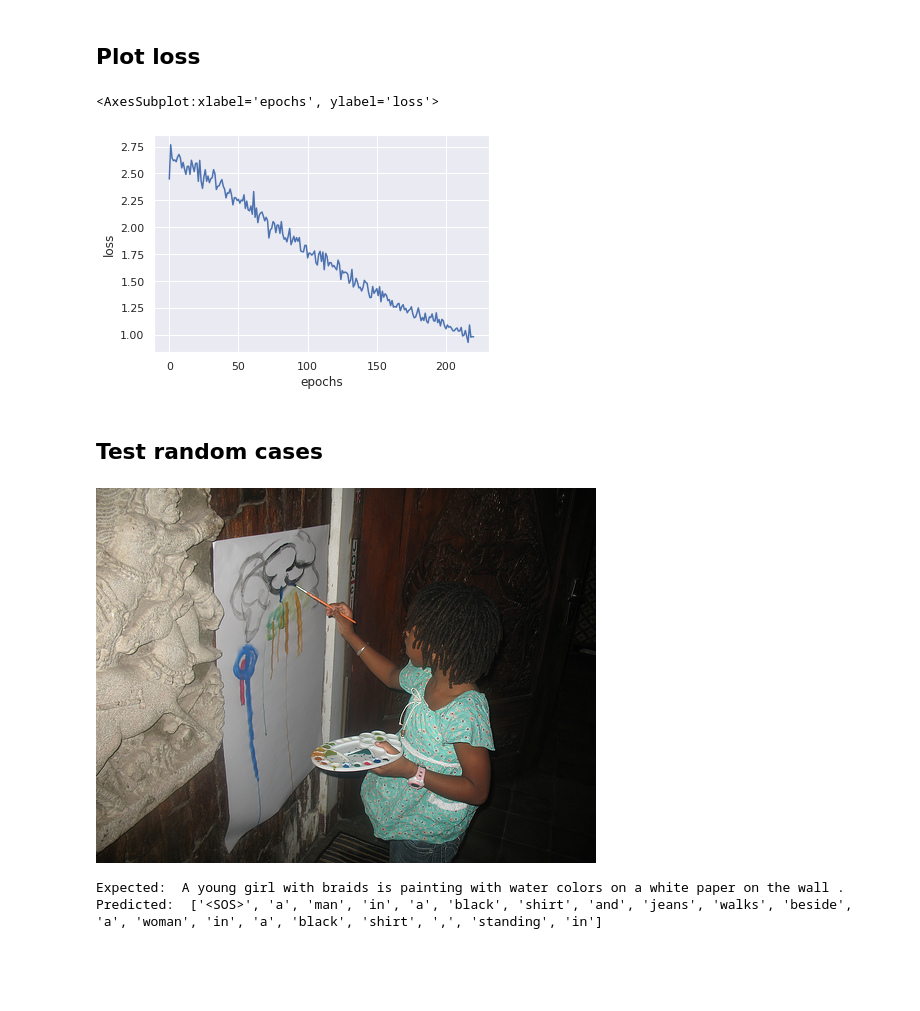
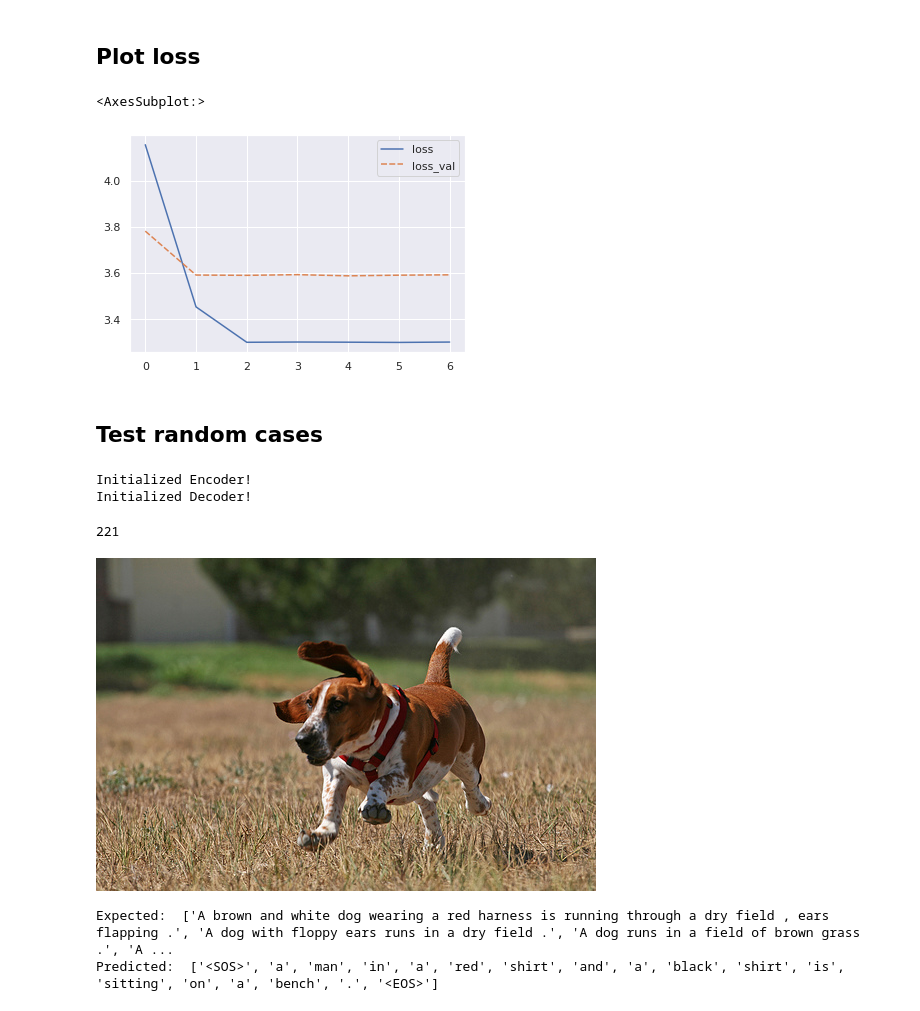
Before and after one commit to PriyankaVelagala/Image-Captioning-Project, a Jupyter notebook: train_model.ipynb, the cells around one changed output. Drawn from its saved outputs; the diff is of its cells as text; code cells hidden in the pictures; blank space fills up the shorter version.

Commit message:
adding train for non-attn model

```diff
--- a/train_model.ipynb
+++ b/train_model.ipynb
@@ -64,8 +57,10 @@ data_args = {'stage': 'test',
             'captions_dir': "annotations",
             'captions_fname': 'results_new.csv',
             'images_dir': 'images_split',
-            'freq_threshold': 5}
-test_data = dataset_flickr.Flickr30kData(**data_args)
+            'freq_threshold': 10}
+#test_data = dataset_flickr.Flickr30kData(**data_args)
+test_data = dataset_flickr7k.Flickr7kData(**data_args)
+
 print(f"Initialized {len(test_data)} images!")
 # %% [output]
 stage:  test
@@ -102,6 +97,13 @@ test_loader = DataLoader(
         shuffle=True,
         #collate_fn=helper_classes.CollateCustom(pad_idx),
     )
+# %%
+test_loader = DataLoader(
+        dataset=test_data,
+        batch_size=  1,
+        shuffle=True,
+        #collate_fn=helper_classes.CollateCustom(pad_idx),
+    )
 # %% [markdown]
 # Set up hyperparameters
 # %%
@@ -227,24 +288,47 @@ sns.set()
 
 if restore_latest_checkpoint:
     #add to existing losses
-    old_losses = pd.read_csv('loss.csv')[["epochs", "loss"]]
+    old_losses = pd.read_csv('loss.csv')[["epochs", "loss", "loss_val"]]
     start_index = old_losses.epochs.max() + 1
-    new_data = [[start_index+i, losses[i]] for i in range(len(losses))]
-    new_losses = pd.DataFrame(new_data, columns = ["epochs", "loss"])
-    loss_df = pd.concat([old_losses, new_losses], keys = ["epochs", "loss"]).reset_index(drop = True)
+    new_data = [[start_index+i, losses[i][0], losses[i][1]] for i in range(len(losses))]
+    new_losses = pd.DataFrame(new_data, columns = ["epochs", "loss", "loss_val"])
+    loss_df = pd.concat([old_losses, new_losses], keys = ["epochs", "loss", "loss_val"]).reset_index(drop = True)
 
 else:
     #create new df
-    loss_df = pd.DataFrame(losses, columns = ['loss'])
+    loss_df = pd.DataFrame(losses, columns = ['loss', "loss_val"])
     loss_df = loss_df.reset_index().rename(columns= {'index': 'epochs'})
 
 loss_df.to_csv("loss.csv")
 
-sns.lineplot(data = loss_df, x = "epochs", y = "loss")
+loss_df
+sns.lineplot(data= loss_df.iloc[:, 1:])
+#sns.lineplot(data = loss_df, x = "epochs", y = "loss")
 # %% [output]
-<AxesSubplot:xlabel='epochs', ylabel='loss'>
+<AxesSubplot:>
-[figure, old version]
+[figure, new version]
 # %% [markdown]
 ## Test random cases
+# %%
+import model
+#find last checkpoint file based on last modified
+CHECKPOINT_DIRECTORY = "model_checkpoints_didntwork"
+all_files = pathlib.Path(CHECKPOINT_DIRECTORY).glob('*.pth')
+latest_file = max(all_files, key=os.path.getctime)
+checkpoint_file = str(latest_file).split("/")[1]
+
+#print(checkpoint_file)
+
+model = model.EncodertoDecoder(embed_size, hidden_size, num_layers, vocab_size, extract_features).to(device)
+
+path =  CHECKPOINT_DIRECTORY + "/" + checkpoint_file
+checkpoint = torch.load(path)
+model.load_state_dict(checkpoint["state_dict"])
+
+model.eval()
+None
+# %% [output]
+Initialized Encoder!
+Initialized Decoder!
 # %%
 #Load model for inference
@@ -255,20 +343,28 @@ None
+# %%
+import torch
+torch.cuda.empty_cache()
+import gc
+#del variables
+gc.collect()
+# %% [output]
+221
 # %%
-idx, X, y= next(iter(train_loader))
+idx, X, y= next(iter(test_loader))
 # %%
-#val_data.plot_img(idx.item())
-train_data.plot_img(idx[1])
+#train_data.plot_img(idx[0])
+test_data.plot_img(idx.item())
 # %% [output]
-[figure, old version]
+[figure, new version]
 # %%
 """
 TODO: when calculating score, compare to any of the reference sentence?
 """
-print("Expected: ", train_data.get_image_caption(idx[1]))
-print("Predicted: ", model.caption_image(X[1:2].to(device), train_data.vocabulary))
+#print("Expected: ", train_data.get_all_captions(idx[0]))
+#print("Predicted: ", model.caption_image(X[:1].to(device), train_data.vocabulary))
 
 
-#print("Expected: ", val_data.get_image_caption(idx.item()))
-#print("Predicted: ", model.caption_image(X.to(device), test_data.vocabulary))
+print("Expected: ", test_data.get_all_captions(idx.item()))
+print("Predicted: ", model.caption_image(X.to(device), test_data.vocabulary, 22))
 # %% [output]
-Expected:  A young girl with braids is painting with water colors on a white paper on the wall .
-Predicted:  ['<SOS>', 'a', 'man', 'in', 'a', 'black', 'shirt', 'and', 'jeans', 'walks', 'beside', 'a', 'woman', 'in', 'a', 'black', 'shirt', ',', 'standing', 'in']
+Expected:  ['A brown and white dog wearing a red harness is running through a dry field , ears flapping .', 'A dog with floppy ears runs in a dry field .', 'A dog runs in a field of brown grass .', 'A ...
+Predicted:  ['<SOS>', 'a', 'man', 'in', 'a', 'red', 'shirt', 'and', 'a', 'black', 'shirt', 'is', 'sitting', 'on', 'a', 'bench', '.', '<EOS>']
```
Also changed, not shown: parts of 14 cells of this notebook.
